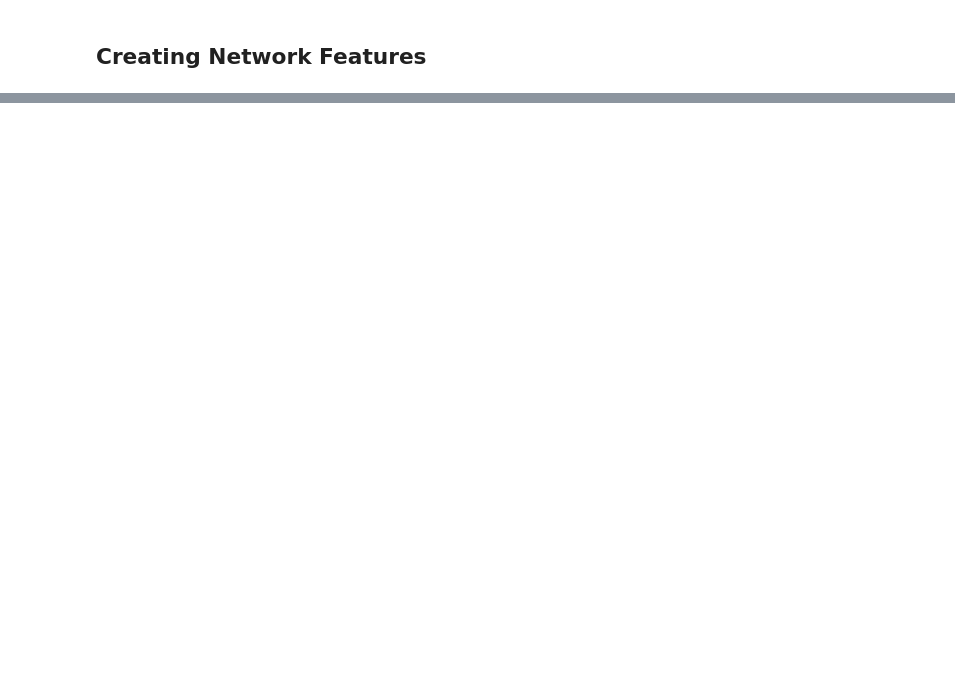
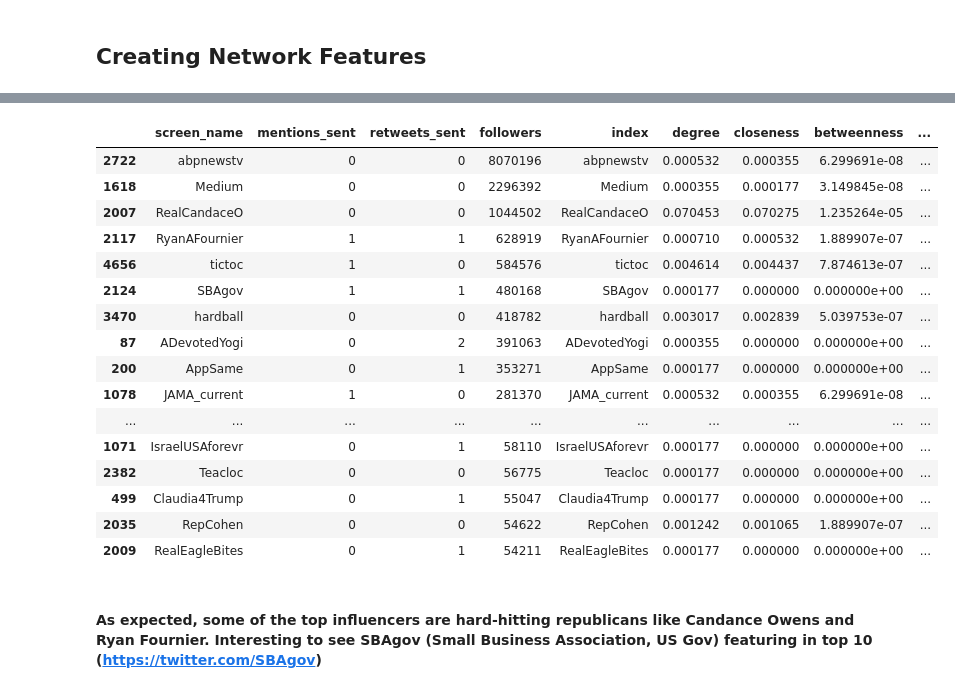
Before and after one commit to abhinaya08/social_media_analytics, a Jupyter notebook: SMA Part 2.ipynb, the cells around one changed output, grey strips where cells are left out. Drawn from its saved outputs; the diff is of its cells as text; code cells hidden in the pictures; blank space fills up the shorter version.

```diff
--- a/SMA Part 2.ipynb
+++ b/SMA Part 2.ipynb
@@ -153,0 +85,9 @@ closeness_centrality(g)
+# %%
+degree = pd.DataFrame(nx.degree_centrality(g),index=['degree']).T.reset_index()
+closeness = pd.DataFrame(nx.closeness_centrality(g),index=['closeness']).T.reset_index()
+betweenness = pd.DataFrame(nx.betweenness_centrality(g),index=['betweenness']).T.reset_index()
+# %%
+#merging the dataset for scoring
+df_m1 = df3.groupby(['screen_name'])['mentions_sent','retweets_sent'].sum()
+df_m2 = df3.drop_duplicates(['screen_name'])[['screen_name','followers']]
+df_m3 = pd.merge(df_m1,df_m2,how='inner',on='screen_name')
@@ -153,0 +105,5 @@ closeness_centrality(g)
+# %%
+#creating score by using standardized estimates from
+df_m4['score'] = 0.351708942 * df_m4['followers'] + 0.114742565 * df_m4['mentions_sent'] + 0.195037766 * df_m4['retweets_sent']
++ 0.240115142 * df_m4['betweenness'] + 0.098395585 * df_m4['closeness']
+df_m4.head()
@@ -153,0 +117,22 @@ closeness_centrality(g)
+# %%
+df_m4.sort_values(by=['score'],ascending=False)[:50]
+# %% [output]
+|  | screen_name | mentions_sent | retweets_sent | followers | index | degree | closeness | betweenness | ... |
+| 2722 | abpnewstv | 0 | 0 | 8070196 | abpnewstv | 0.000532 | 0.000355 | 6.299691e-08 | ... |
+| 1618 | Medium | 0 | 0 | 2296392 | Medium | 0.000355 | 0.000177 | 3.149845e-08 | ... |
+| 2007 | RealCandaceO | 0 | 0 | 1044502 | RealCandaceO | 0.070453 | 0.070275 | 1.235264e-05 | ... |
+| 2117 | RyanAFournier | 1 | 1 | 628919 | RyanAFournier | 0.000710 | 0.000532 | 1.889907e-07 | ... |
+| 4656 | tictoc | 1 | 0 | 584576 | tictoc | 0.004614 | 0.004437 | 7.874613e-07 | ... |
+| 2124 | SBAgov | 1 | 1 | 480168 | SBAgov | 0.000177 | 0.000000 | 0.000000e+00 | ... |
+| 3470 | hardball | 0 | 0 | 418782 | hardball | 0.003017 | 0.002839 | 5.039753e-07 | ... |
+| 87 | ADevotedYogi | 0 | 2 | 391063 | ADevotedYogi | 0.000355 | 0.000000 | 0.000000e+00 | ... |
+| 200 | AppSame | 0 | 1 | 353271 | AppSame | 0.000177 | 0.000000 | 0.000000e+00 | ... |
+| 1078 | JAMA_current | 1 | 0 | 281370 | JAMA_current | 0.000532 | 0.000355 | 6.299691e-08 | ... |
+| ... | ... | ... | ... | ... | ... | ... | ... | ... | ... |
+| 1071 | IsraelUSAforevr | 0 | 1 | 58110 | IsraelUSAforevr | 0.000177 | 0.000000 | 0.000000e+00 | ... |
+| 2382 | Teacloc | 0 | 0 | 56775 | Teacloc | 0.000177 | 0.000000 | 0.000000e+00 | ... |
+| 499 | Claudia4Trump | 0 | 1 | 55047 | Claudia4Trump | 0.000177 | 0.000000 | 0.000000e+00 | ... |
+| 2035 | RepCohen | 0 | 0 | 54622 | RepCohen | 0.001242 | 0.001065 | 1.889907e-07 | ... |
+| 2009 | RealEagleBites | 0 | 1 | 54211 | RealEagleBites | 0.000177 | 0.000000 | 0.000000e+00 | ... |
+# %% [markdown]
+#### As expected, some of the top influencers are hard-hitting republicans like Candance Owens and Ryan Fournier. Interesting to see SBAgov (Small Business Association, US Gov) featuring in top 10 (https://twitter.com/SBAgov)
```
Also changed, not shown: parts of 24 cells of this notebook, 1 other file.
